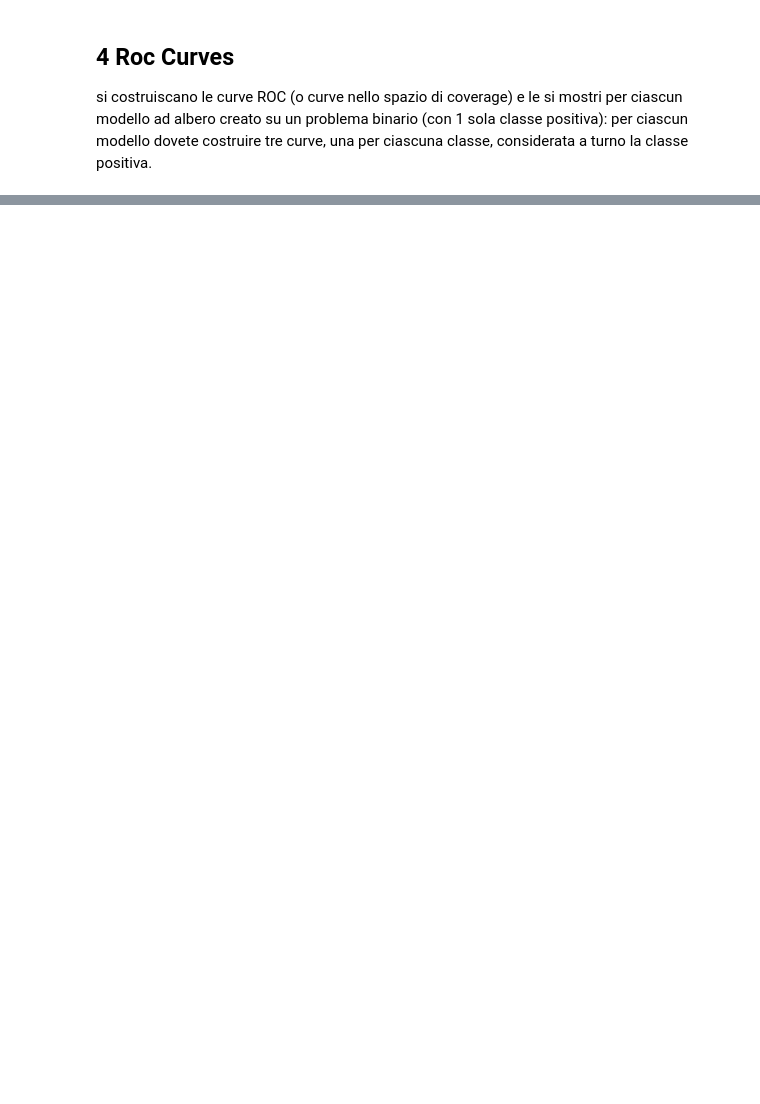
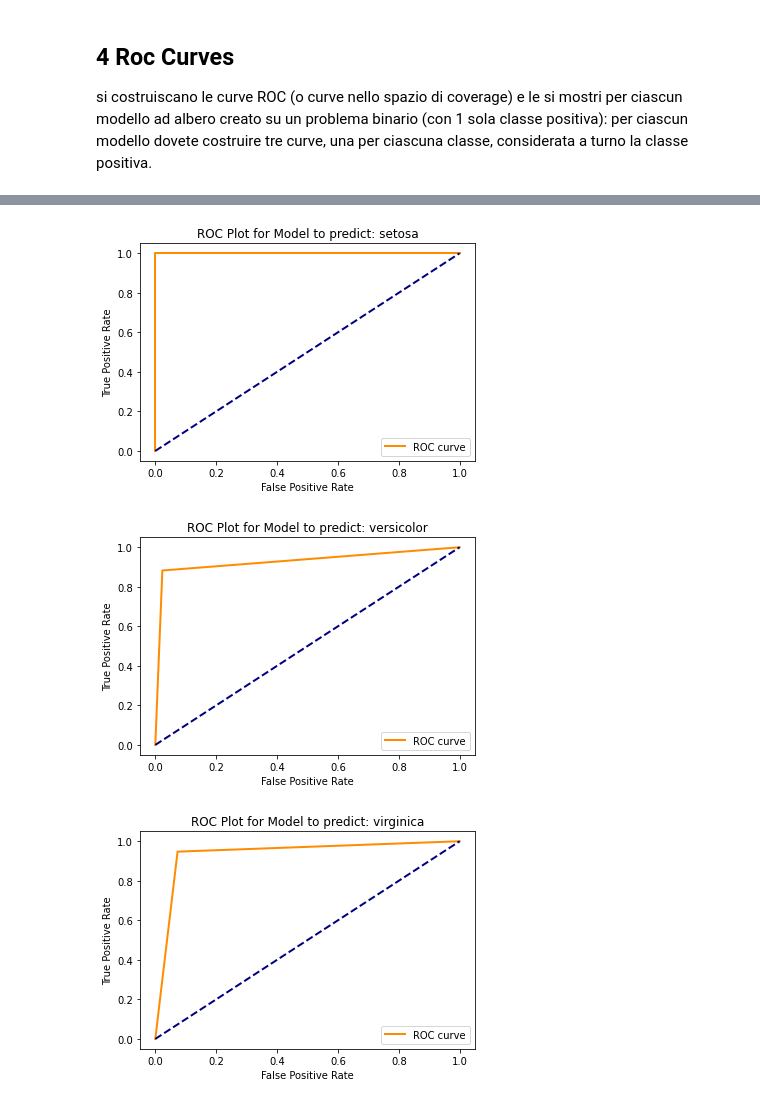
Before and after one commit to AlbertoCampini/AAUT, a Jupyter notebook: classification_iris_aa_22_23.ipynb, the cells around one changed output, grey strips where cells are left out. Saved outputs shown, nothing was run; the diff lists cells and outputs as text; code cells hidden in the pictures; blank space fills up the shorter version.

```diff
--- a/classification_iris_aa_22_23.ipynb
+++ b/classification_iris_aa_22_23.ipynb
@@ -409,0 +391,70 @@ fig.show()
+# %%
+import numpy as np
+from sklearn.datasets import load_iris
+from sklearn import tree
+import matplotlib.pyplot as plt
+from sklearn.metrics import roc_curve, auc
+from sklearn.preprocessing import label_binarize
+
+
+iris = load_iris()
+
+
+np.random.seed(0)
+indices = np.random.permutation(len(iris.data))
+
+# Decidiamo di tenere gli ultimi 10 indici per il test set, i rimanenti per il training set
+indices_training=indices[:-60]
+indices_test=indices[-60:]
+
+iris_X_train = iris.data[indices_training] # teniamo per il training tutti gli elementi della  matrice tranne gli ultimi 10
+iris_y_train = iris.target[indices_training]
+iris_X_test  = iris.data[indices_test] # teniamo da parte gli ultimi 10 elementi per il test set
+iris_y_test  = iris.target[indices_test]
+
+iris_y_train=label_binarize(iris_y_train, classes=[0, 1, 2])
+iris_y_test=label_binarize(iris_y_test, classes=[0, 1, 2])
+
+weights=[1,21,11]
+
+for index in range(3):
+  local_y_train=np.zeros(len(iris_y_train))
+  local_y_test=np.zeros(len(iris_y_test))
+
+
+
+  for position,elem in enumerate(iris_y_train):
+    if elem[index]==1:
+        local_y_train[position]=1
+
+  for position,elem in enumerate(iris_y_test):
+    if elem[index]==1:
+        local_y_test[position]=1
+
+  clf = tree.DecisionTreeClassifier(criterion="entropy",random_state=300,min_samples_leaf=1,class_weight={0:1,1:weights[index]},max_depth=20, min_impurity_decrease=0)
+  clf = clf.fit(iris_X_train, local_y_train)
+
+  predictions = clf.predict(iris_X_test)
+
+  fpr, tpr, _ = roc_curve(local_y_test, predictions)
+
+  plt.figure()
+  plt.plot(
+      fpr,
+      tpr,
+      color="darkorange",
+      lw=2,
+      label="ROC curve" ,
+  )
+  plt.plot([0, 1], [0, 1], color="navy", lw=2, linestyle="--")
+  #plt.xlim([0.0, 1.0])
+  #plt.ylim([0.0, 1.05])
+  plt.xlabel("False Positive Rate")
+  plt.ylabel("True Positive Rate")
+  plt.legend(loc="lower right")
+  plt.title("ROC Plot for Model to predict: "+iris.target_names[index])
+  plt.show()
+# %% [output]
+[figure, added]
+[figure, added]
+[figure, added]
```
Also changed, not shown: parts of 8 cells of this notebook.
